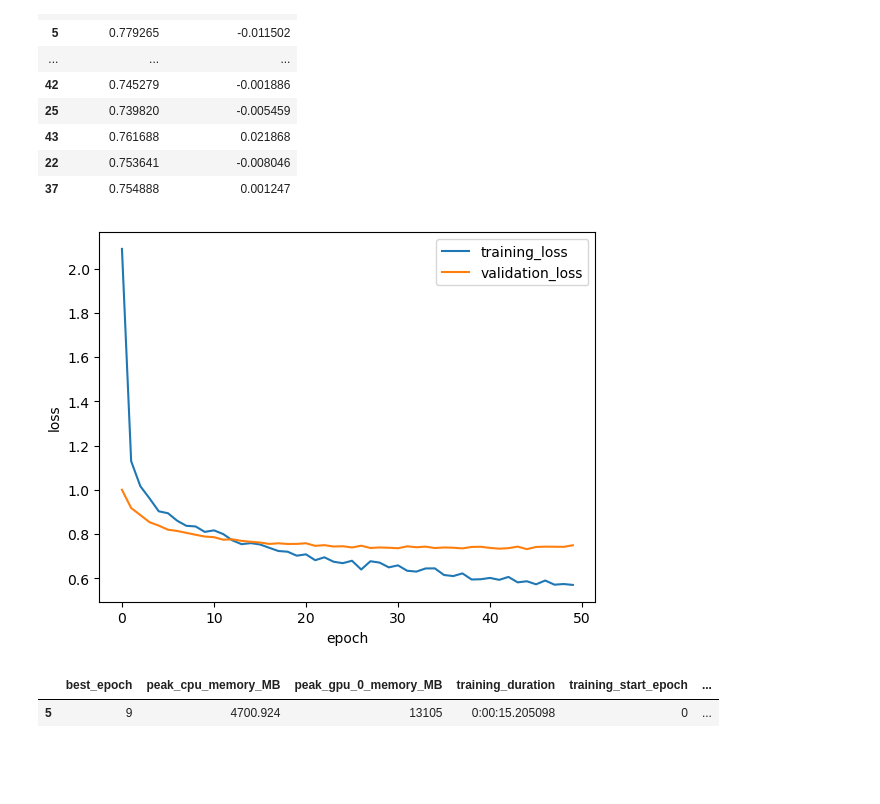
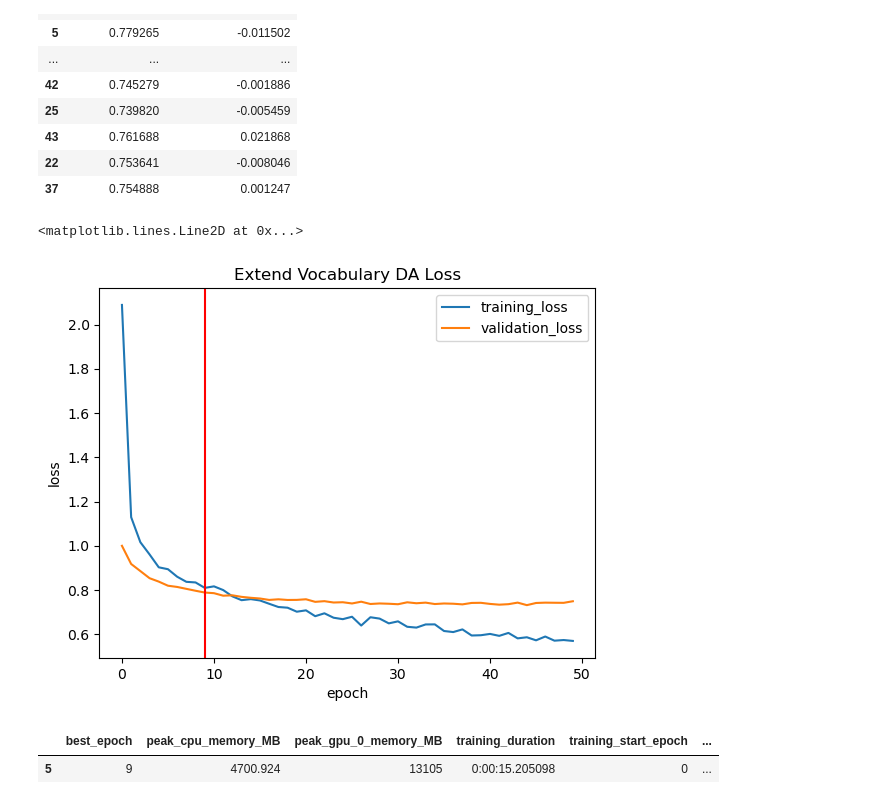
Before and after one commit to boeyjw/KCL-MScAI-FactChecking-Code, a Jupyter notebook: nb/03_CFEVER_Zero_Shot/01a_Baseline_FineTune.ipynb, the cells around one changed output. Drawn from its saved outputs; the diff is of its cells as text; code cells hidden in the pictures; blank space fills up the shorter version.

```diff
--- a/nb/03_CFEVER_Zero_Shot/01a_Baseline_FineTune.ipynb
+++ b/nb/03_CFEVER_Zero_Shot/01a_Baseline_FineTune.ipynb
@@ -165,9 +153,12 @@ keep_met[["validation_loss", "validation_loss_lag1"]]
 | 22 | 0.753641 | -0.008046 |
 | 37 | 0.754888 | 0.001247 |
 # %%
-ax, expand_met = evaluate.plot_finetune(model_p / "extend-vocab_model-50epoch", metric="loss", return_metric=True)
+ax, expand_met = chart.plot_finetune(model_p / "extend-vocab_model-50epoch_sgd-lr-0.001", metric="loss", return_metric=True)
+ax.set_title("Extend Vocabulary DA Loss")
+ax.axvline(x=9, color="r")
 # %% [output]
+<matplotlib.lines.Line2D at 0x...>
-[figure, old version]
+[figure, new version]
 # %%
 expand_met["bias_variance"] = expand_met["training_loss"] - expand_met["validation_loss"]
 expand_met[expand_met["bias_variance"] == expand_met.loc[expand_met["bias_variance"] >= 0, "bias_variance"].min()]
```
Also changed, not shown: parts of 55 cells of this notebook, 7 other files.
